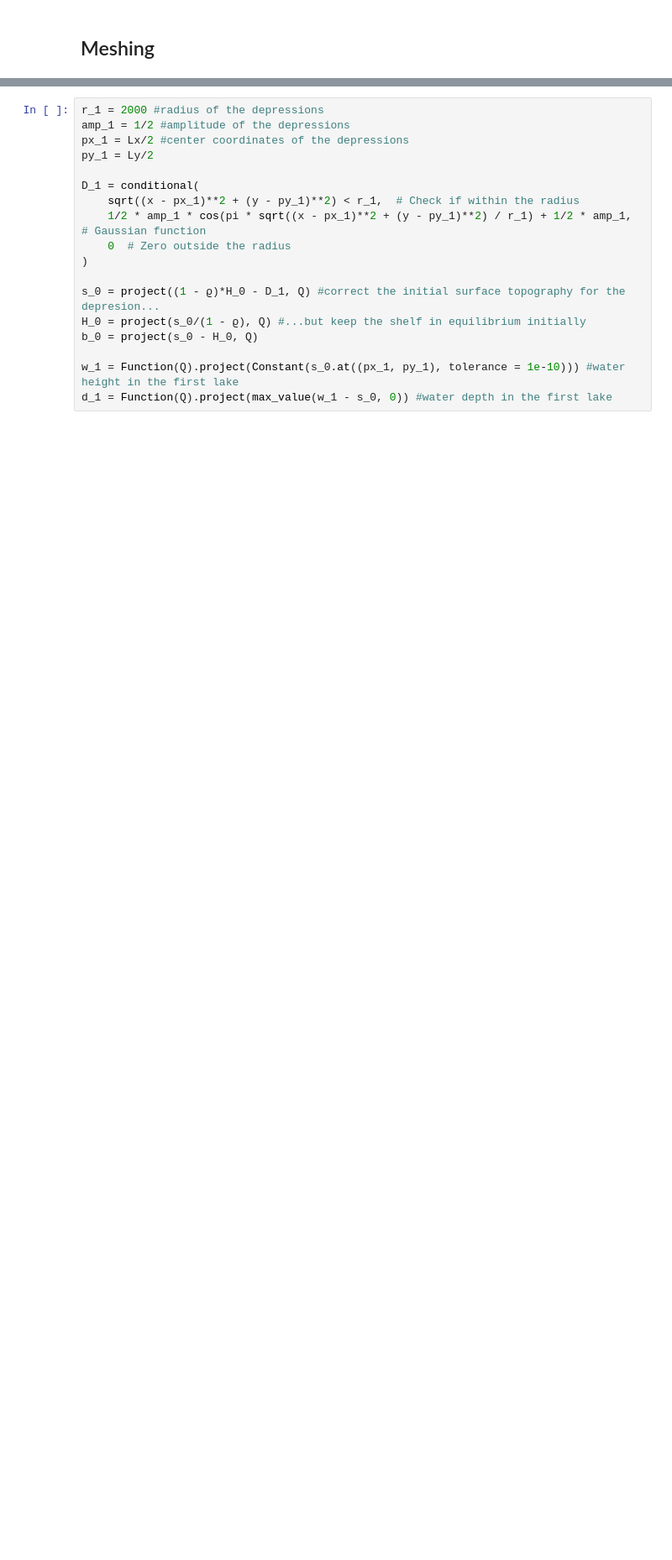
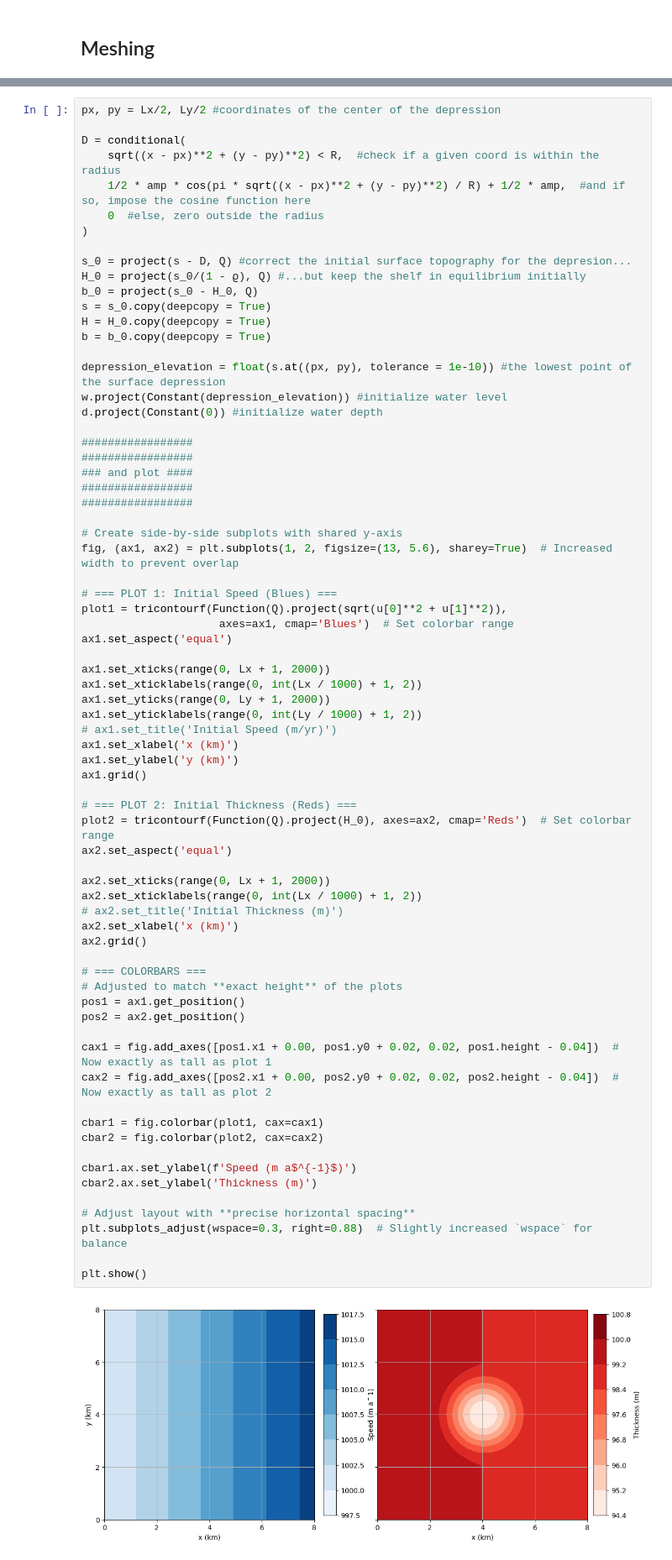
Before and after one commit to chrismiele/weird_flex, a Jupyter notebook: manuscript_notebooks/H3F_figure_4.ipynb, the cells around one changed output, grey strips where cells are left out. Shown at 84% size. Cells and saved outputs as stored; diff of their text form; blank space fills up the shorter version.

```diff
--- a/manuscript_notebooks/H3F_figure_4.ipynb
+++ b/manuscript_notebooks/H3F_figure_4.ipynb
@@ -225,19 +164,74 @@ plt.show()
 # %%
-r_1 = 2000 #radius of the depressions
-amp_1 = 1/2 #amplitude of the depressions
-px_1 = Lx/2 #center coordinates of the depressions
-py_1 = Ly/2
+px, py = Lx/2, Ly/2 #coordinates of the center of the depression
 
-D_1 = conditional(
-    sqrt((x - px_1)**2 + (y - py_1)**2) < r_1,  # Check if within the radius
-    1/2 * amp_1 * cos(pi * sqrt((x - px_1)**2 + (y - py_1)**2) / r_1) + 1/2 * amp_1,  # Gaussian function
-    0  # Zero outside the radius
+D = conditional(
+    sqrt((x - px)**2 + (y - py)**2) < R,  #check if a given coord is within the radius
+    1/2 * amp * cos(pi * sqrt((x - px)**2 + (y - py)**2) / R) + 1/2 * amp,  #and if so, impose the cosine function here
+    0  #else, zero outside the radius
 )
 
-s_0 = project((1 - ϱ)*H_0 - D_1, Q) #correct the initial surface topography for the depresion...
+s_0 = project(s - D, Q) #correct the initial surface topography for the depresion...
 H_0 = project(s_0/(1 - ϱ), Q) #...but keep the shelf in equilibrium initially
 b_0 = project(s_0 - H_0, Q)
+s = s_0.copy(deepcopy = True)
+H = H_0.copy(deepcopy = True)
+b = b_0.copy(deepcopy = True)
 
-w_1 = Function(Q).project(Constant(s_0.at((px_1, py_1), tolerance = 1e-10))) #water height in the first lake
-d_1 = Function(Q).project(max_value(w_1 - s_0, 0)) #water depth in the first lake
+depression_elevation = float(s.at((px, py), tolerance = 1e-10)) #the lowest point of the surface depression
+w.project(Constant(depression_elevation)) #initialize water level
+d.project(Constant(0)) #initialize water depth
+
+#################
+#################
+### and plot ####
+#################
+#################
+
+# Create side-by-side subplots with shared y-axis
+fig, (ax1, ax2) = plt.subplots(1, 2, figsize=(13, 5.6), sharey=True)  # Increased width to prevent overlap
+
+# === PLOT 1: Initial Speed (Blues) ===
+plot1 = tricontourf(Function(Q).project(sqrt(u[0]**2 + u[1]**2)),
+                     axes=ax1, cmap='Blues')  # Set colorbar range
+ax1.set_aspect('equal')
+
+ax1.set_xticks(range(0, Lx + 1, 2000))
+ax1.set_xticklabels(range(0, int(Lx / 1000) + 1, 2))
+ax1.set_yticks(range(0, Ly + 1, 2000))
+ax1.set_yticklabels(range(0, int(Ly / 1000) + 1, 2))
+# ax1.set_title('Initial Speed (m/yr)')
+ax1.set_xlabel('x (km)')
+ax1.set_ylabel('y (km)')
+ax1.grid()
+
+# === PLOT 2: Initial Thickness (Reds) ===
+plot2 = tricontourf(Function(Q).project(H_0), axes=ax2, cmap='Reds')  # Set colorbar range
+ax2.set_aspect('equal')
+
+ax2.set_xticks(range(0, Lx + 1, 2000))
+ax2.set_xticklabels(range(0, int(Lx / 1000) + 1, 2))
+# ax2.set_title('Initial Thickness (m)')
+ax2.set_xlabel('x (km)')
+ax2.grid()
+
+# === COLORBARS ===
+# Adjusted to match **exact height** of the plots
+pos1 = ax1.get_position()
+pos2 = ax2.get_position()
+
+cax1 = fig.add_axes([pos1.x1 + 0.00, pos1.y0 + 0.02, 0.02, pos1.height - 0.04])  # Now exactly as tall as plot 1
+cax2 = fig.add_axes([pos2.x1 + 0.00, pos2.y0 + 0.02, 0.02, pos2.height - 0.04])  # Now exactly as tall as plot 2
+
+cbar1 = fig.colorbar(plot1, cax=cax1)
+cbar2 = fig.colorbar(plot2, cax=cax2)
+
+cbar1.ax.set_ylabel(f'Speed (m a$^{-1}$)')
+cbar2.ax.set_ylabel('Thickness (m)')
+
+# Adjust layout with **precise horizontal spacing**
+plt.subplots_adjust(wspace=0.3, right=0.88)  # Slightly increased `wspace` for balance
+
+plt.show()
+# %% [output]
+[figure, added]
 # %% [markdown]
```
Also changed, not shown: parts of 19 cells of this notebook, 1 other file.
